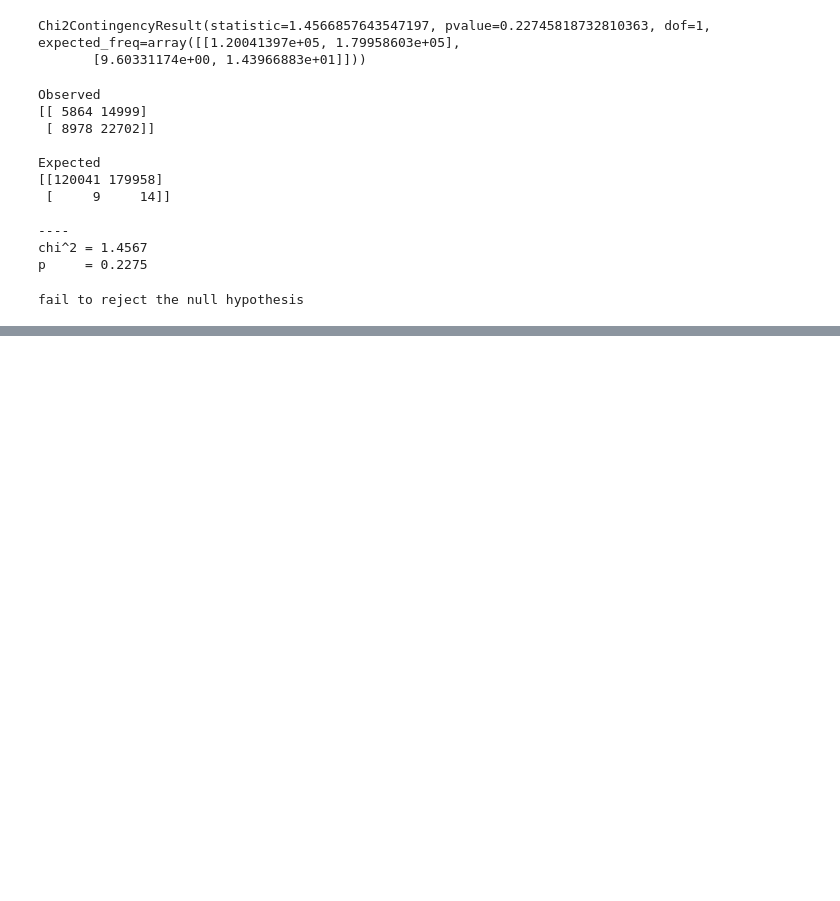
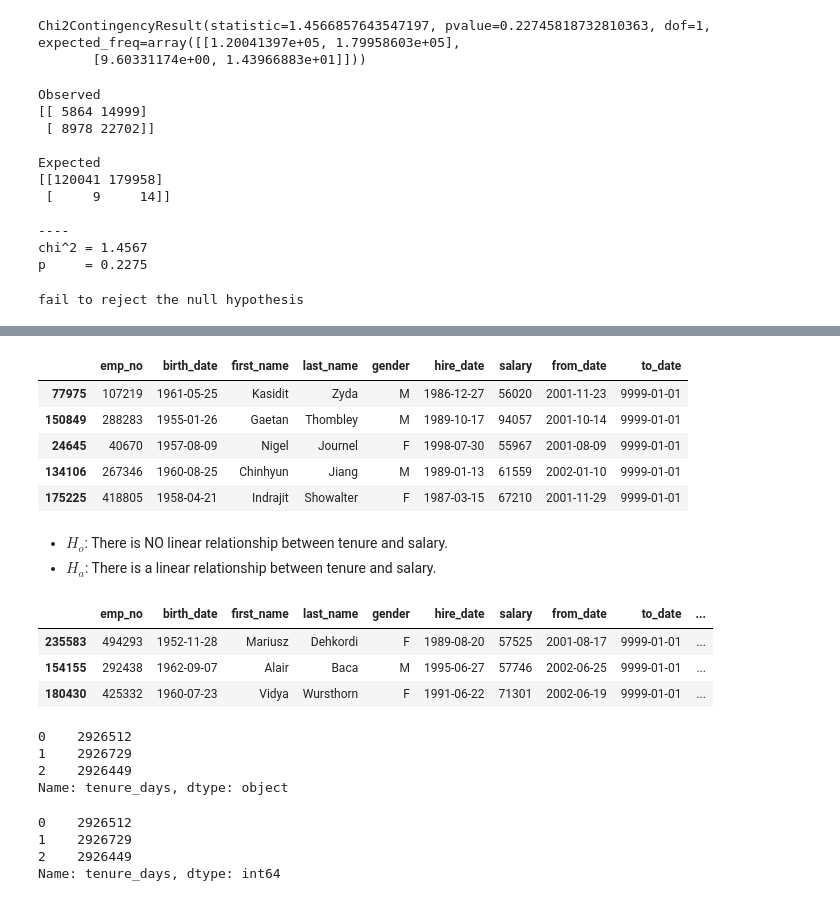
Before and after one commit to Luis-Martinez1/statistics-exercises, a Jupyter notebook: hypothesis_testing.ipynb, the cells around one changed output, grey strips where cells are left out. Saved outputs shown, nothing was run; the diff lists cells and outputs as text; code cells hidden in the pictures; blank space fills up the shorter version.

```diff
--- a/hypothesis_testing.ipynb
+++ b/hypothesis_testing.ipynb
@@ -455,0 +731,24 @@ fail to reject the null hypothesis
+# %%
+#  - Is there a relationship between how long an employee has been with the company and their salary?
+db = 'employees'
+
+url = env.get_db_url(db)
+# %%
+query = '''
+select *
+from employees
+	join salaries
+		using (emp_no)
+        WHERE to_date = '9999-01-01'
+        ;
+'''
+# %%
+emp_sal_df =pd.read_sql(query, url)
+emp_sal_df.sample(5)
+# %% [output]
+|  | emp_no | birth_date | first_name | last_name | gender | hire_date | salary | from_date | to_date |
+| 77975 | 107219 | 1961-05-25 | Kasidit | Zyda | M | 1986-12-27 | 56020 | 2001-11-23 | 9999-01-01 |
+| 150849 | 288283 | 1955-01-26 | Gaetan | Thombley | M | 1989-10-17 | 94057 | 2001-10-14 | 9999-01-01 |
+| 24645 | 40670 | 1957-08-09 | Nigel | Journel | F | 1998-07-30 | 55967 | 2001-08-09 | 9999-01-01 |
+| 134106 | 267346 | 1960-08-25 | Chinhyun | Jiang | M | 1989-01-13 | 61559 | 2002-01-10 | 9999-01-01 |
+| 175225 | 418805 | 1958-04-21 | Indrajit | Showalter | F | 1987-03-15 | 67210 | 2001-11-29 | 9999-01-01 |
@@ -455,0 +757,3 @@ fail to reject the null hypothesis
+# %% [markdown]
+- $H_o$: There is NO linear relationship between tenure and salary.
+- $H_a$: There is a linear relationship between tenure and salary.
@@ -455,0 +762,9 @@ fail to reject the null hypothesis
+# %%
+# create a tenure column
+emp_sal_df['tenure_days']=emp_sal_df.to_date - emp_sal_df.hire_date
+emp_sal_df.sample(3)
+# %% [output]
+|  | emp_no | birth_date | first_name | last_name | gender | hire_date | salary | from_date | to_date | ... |
+| 235583 | 494293 | 1952-11-28 | Mariusz | Dehkordi | F | 1989-08-20 | 57525 | 2001-08-17 | 9999-01-01 | ... |
+| 154155 | 292438 | 1962-09-07 | Alair | Baca | M | 1995-06-27 | 57746 | 2002-06-25 | 9999-01-01 | ... |
+| 180430 | 425332 | 1960-07-23 | Vidya | Wursthorn | F | 1991-06-22 | 71301 | 2002-06-19 | 9999-01-01 | ... |
@@ -455,0 +773,7 @@ fail to reject the null hypothesis
+# %%
+emp_sal_df.tenure_days.head(3)
+# %% [output]
+0    2926512
+1    2926729
+2    2926449
+Name: tenure_days, dtype: object
@@ -455,0 +782,7 @@ fail to reject the null hypothesis
+# %%
+emp_sal_df.tenure_days.head(3)
+# %% [output]
+0    2926512
+1    2926729
+2    2926449
+Name: tenure_days, dtype: int64
```
Also changed, not shown: parts of 49 cells of this notebook.
